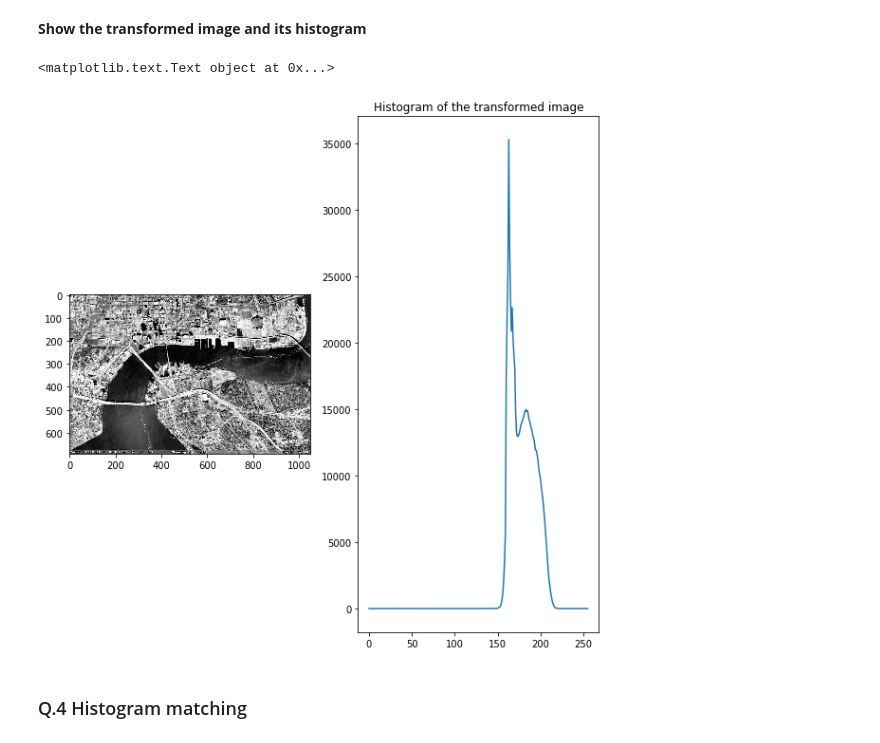
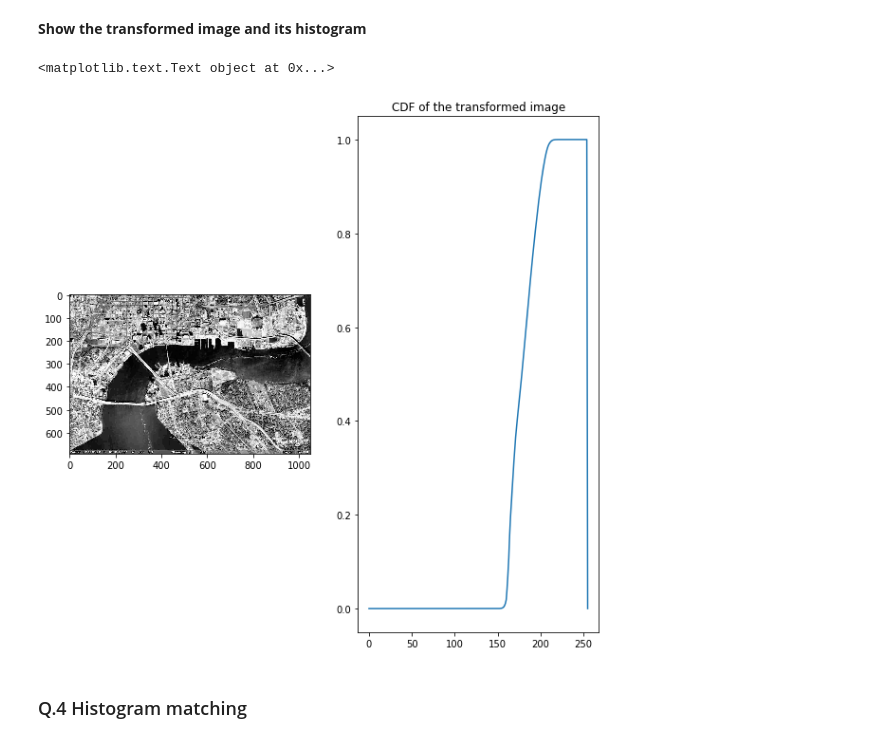
Before and after one commit to vaishnavmohit/B31XB-IIP-TP-1718, a Jupyter notebook: 2-image-enhancement/2-enhancement-supplementary.ipynb, the cells around one changed output. Drawn from its saved outputs; the diff is of its cells as text; code cells hidden in the pictures.

```diff
--- a/2-image-enhancement/2-enhancement-supplementary.ipynb
+++ b/2-image-enhancement/2-enhancement-supplementary.ipynb
@@ -122,12 +122,12 @@ new_image, c = hist_eq(satellite,255,0)
 # %%
 fig, axes = plt.subplots(1,2, figsize=(10, 10))
 axes = axes.ravel()
 axes[0].imshow(new_image,cmap = cm.gray)
-axes[1].plot(h)
-plt.title('Histogram of the transformed image')
+axes[1].plot(c)
+plt.title('CDF of the transformed image')
 # %% [output]
 <matplotlib.text.Text object at 0x...>
-[figure, old version]
+[figure, new version]
 # %% [markdown]
 ### Q.4 Histogram matching
 # %% [markdown]
```
Also changed, not shown: parts of 2 cells of this notebook.
